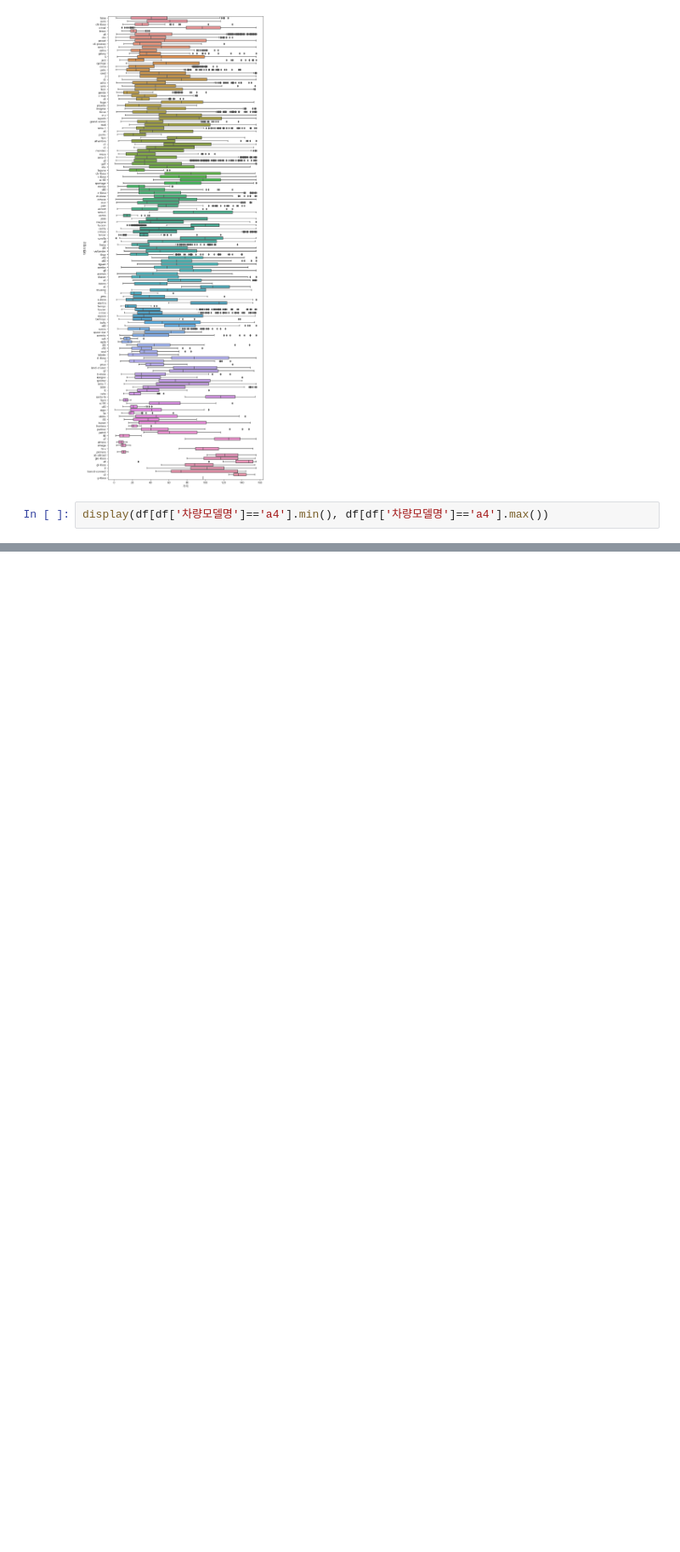
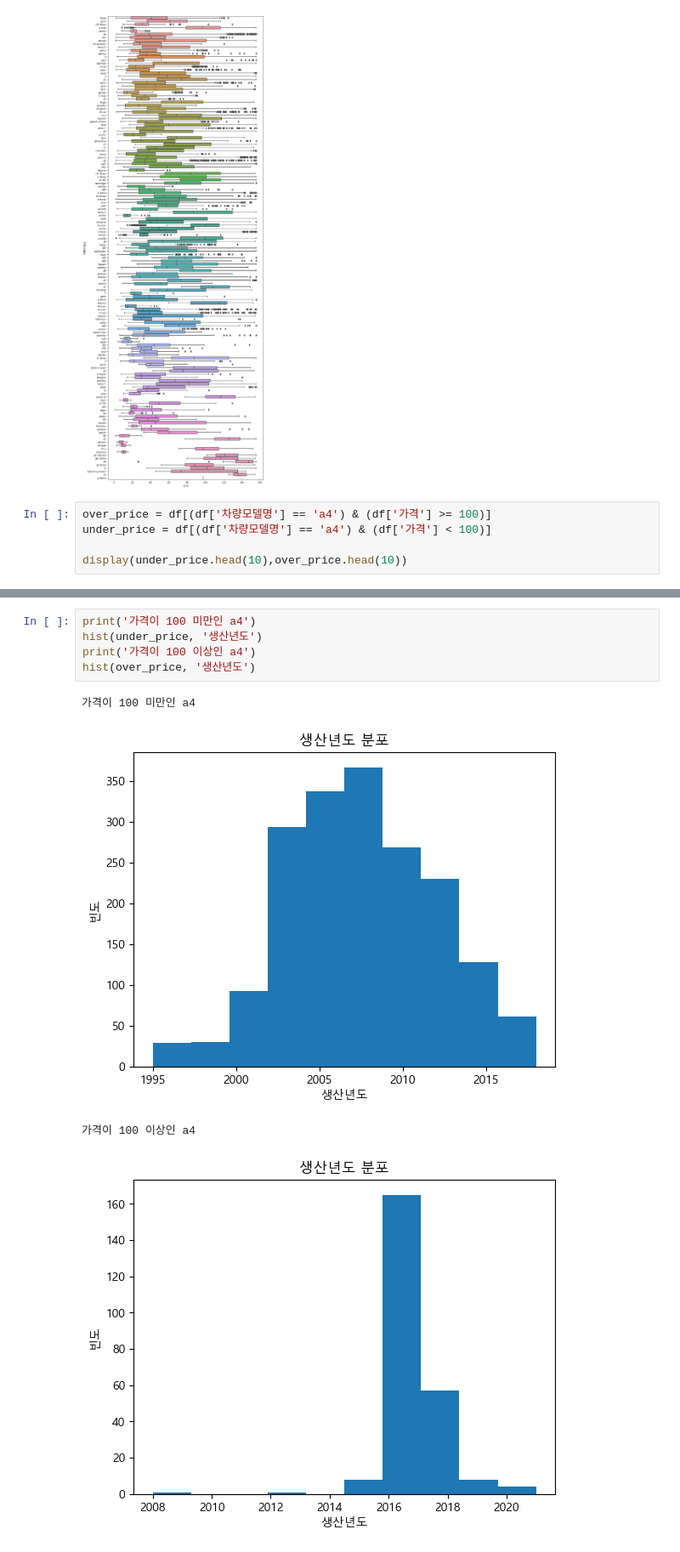
Before and after one commit to woojooc/ML_Car, a Jupyter notebook: lala/EDA/eda_oldcar_dacon.ipynb, the cells around one changed output, grey strips where cells are left out. Shown at 85% size. Cells and saved outputs as stored; diff of their text form; blank space fills up the shorter version.

```diff
--- a/lala/EDA/eda_oldcar_dacon.ipynb
+++ b/lala/EDA/eda_oldcar_dacon.ipynb
@@ -232,5 +329,8 @@ plt.show()
 # %% [output]
 [figure]
 # %%
-display(df[df['차량모델명']=='a4'].min(), df[df['차량모델명']=='a4'].max())
+over_price = df[(df['차량모델명'] == 'a4') & (df['가격'] >= 100)]
+under_price = df[(df['차량모델명'] == 'a4') & (df['가격'] < 100)]
+
+display(under_price.head(10),over_price.head(10))
 # %% [output]
@@ -268,0 +359,10 @@ dtype: object
+# %%
+print('가격이 100 미만인 a4')
+hist(under_price, '생산년도')
+print('가격이 100 이상인 a4')
+hist(over_price, '생산년도')
+# %% [output]
+가격이 100 미만인 a4
+[figure, added]
+가격이 100 이상인 a4
+[figure, added]
```
Also changed, not shown: parts of 21 cells of this notebook, 30 other files.
